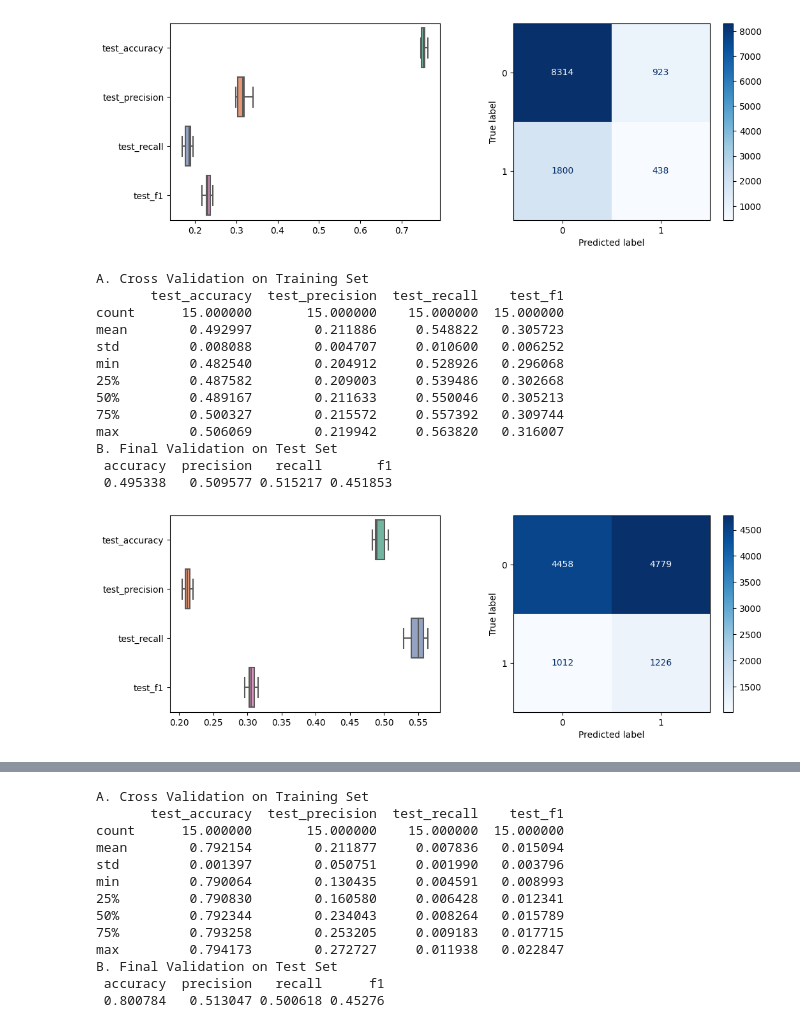
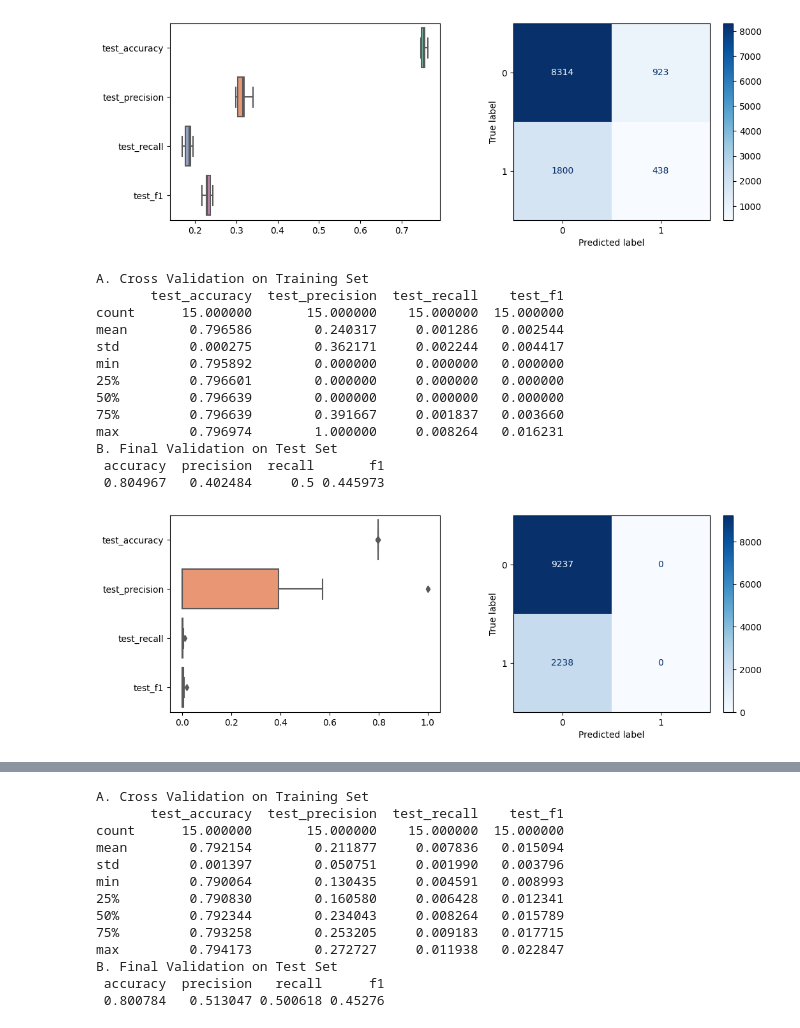
Before and after one commit to anhphuong012/ML_GiuaKi, a Jupyter notebook: GK_ML.ipynb, the cells around one changed output, grey strips where cells are left out. Drawn from its saved outputs; the diff is of its cells as text; code cells hidden in the pictures.

```diff
--- a/GK_ML.ipynb
+++ b/GK_ML.ipynb
@@ -270,24 +270,24 @@ B. Final Validation on Test Set
  0.762702   0.571926 0.547893 0.551342
 [figure]
 # %%
-from sklearn.naive_bayes import MultinomialNB
-clf = MultinomialNB()
+from sklearn.naive_bayes import GaussianNB
+clf = GaussianNB()
 build_and_eval_model(clf)
 # %% [output]
 A. Cross Validation on Training Set
        test_accuracy  test_precision  test_recall    test_f1
 count      15.000000       15.000000    15.000000  15.000000
-mean        0.492997        0.211886     0.548822   0.305723
-std         0.008088        0.004707     0.010600   0.006252
-min         0.482540        0.204912     0.528926   0.296068
-25%         0.487582        0.209003     0.539486   0.302668
-50%         0.489167        0.211633     0.550046   0.305213
-75%         0.500327        0.215572     0.557392   0.309744
-max         0.506069        0.219942     0.563820   0.316007
+mean        0.796586        0.240317     0.001286   0.002544
+std         0.000275        0.362171     0.002244   0.004417
+min         0.795892        0.000000     0.000000   0.000000
+25%         0.796601        0.000000     0.000000   0.000000
+50%         0.796639        0.000000     0.000000   0.000000
+75%         0.796639        0.391667     0.001837   0.003660
+max         0.796974        1.000000     0.008264   0.016231
 B. Final Validation on Test Set
- accuracy  precision   recall       f1
- 0.495338   0.509577 0.515217 0.451853
+ accuracy  precision  recall       f1
+ 0.804967   0.402484     0.5 0.445973
-[figure, old version]
+[figure, new version]
 # %%
 from sklearn.ensemble import RandomForestClassifier
 print('BUILD AND EVALUATE RANDOM FOREST MODEL')
```
Also changed, not shown: parts of 3 cells of this notebook.
